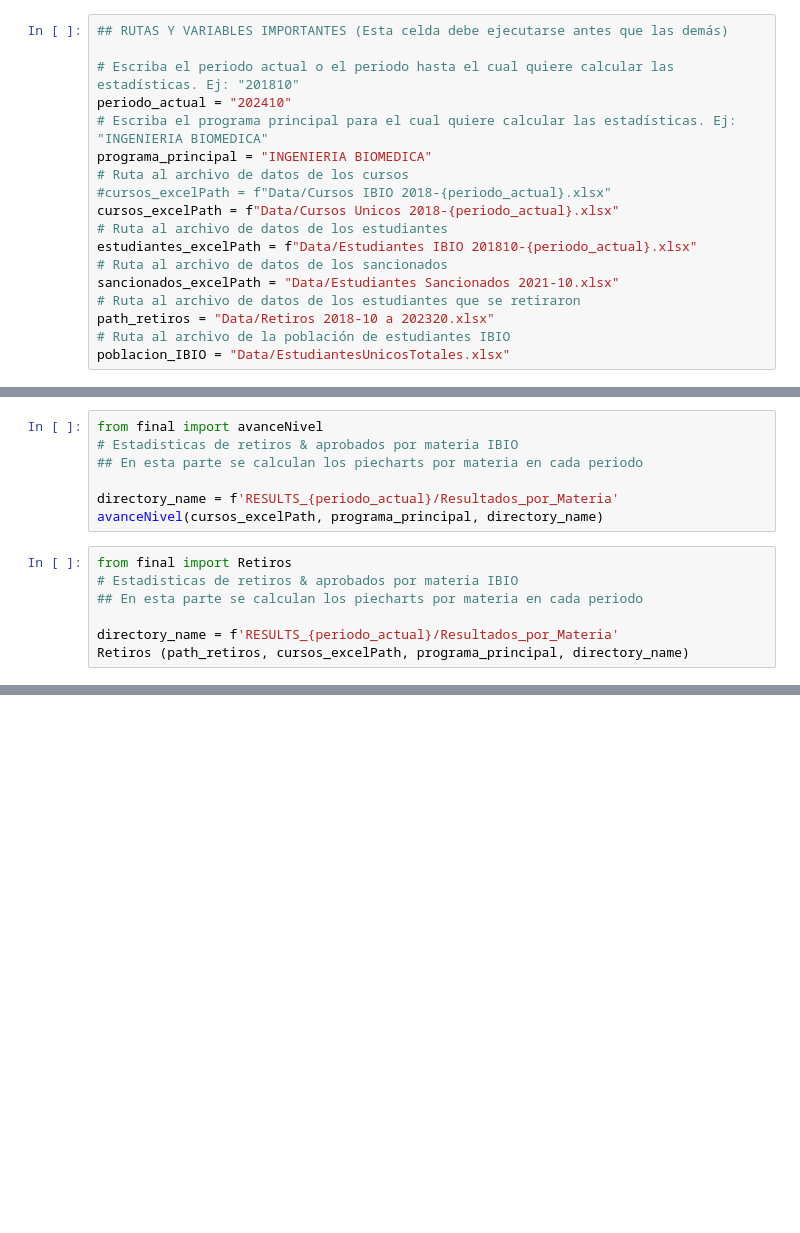
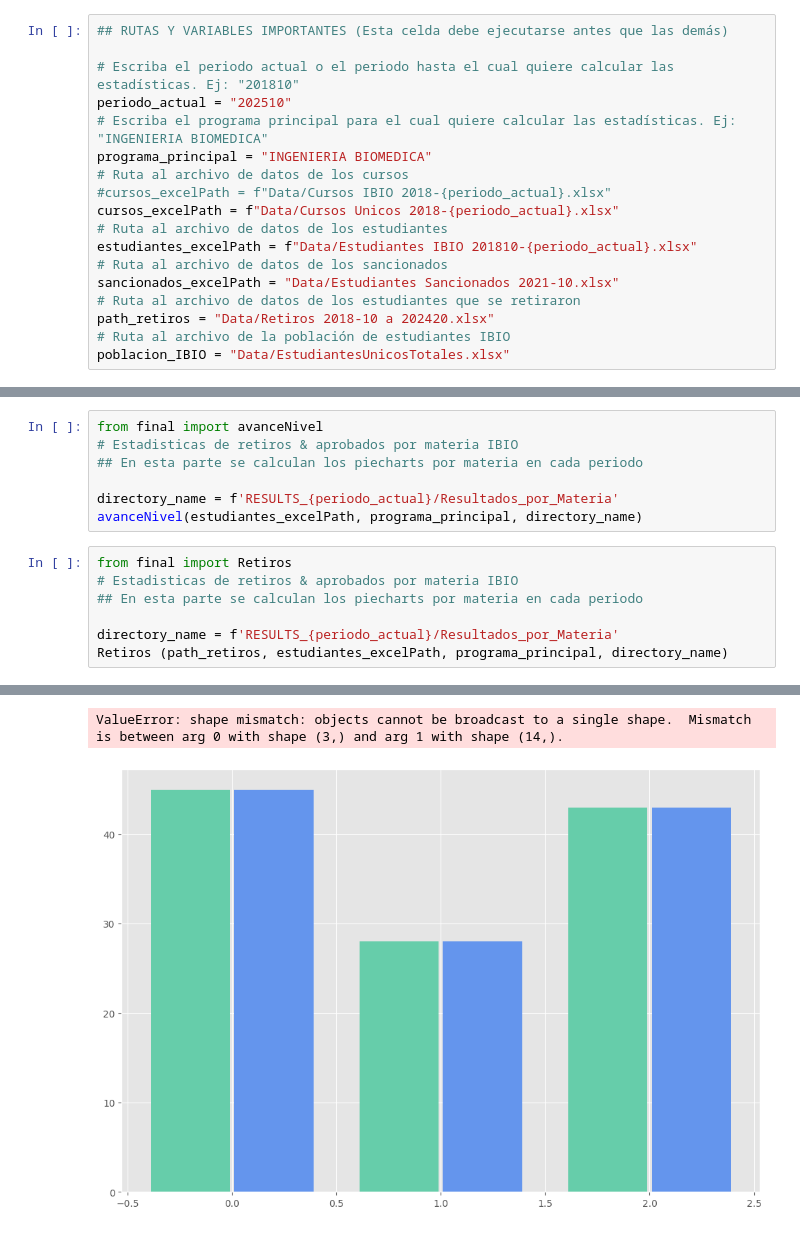
Before and after one commit to danielaruizl1/Dashboard_IBIO, a Jupyter notebook: run.ipynb, the cells around one changed output, grey strips where cells are left out. Drawn from its saved outputs; the diff is of its cells as text; blank space fills up the shorter version.

```diff
--- a/run.ipynb
+++ b/run.ipynb
@@ -2,7 +2,7 @@
 ## RUTAS Y VARIABLES IMPORTANTES (Esta celda debe ejecutarse antes que las demás)
 
 # Escriba el periodo actual o el periodo hasta el cual quiere calcular las estadísticas. Ej: "201810"
-periodo_actual = "202410"
+periodo_actual = "202510"
 # Escriba el programa principal para el cual quiere calcular las estadísticas. Ej: "INGENIERIA BIOMEDICA"
 programa_principal = "INGENIERIA BIOMEDICA"
 # Ruta al archivo de datos de los cursos
@@ -13,7 +13,7 @@ estudiantes_excelPath = f"Data/Estudiantes IBIO 201810-{periodo_actual}.xlsx"
 # Ruta al archivo de datos de los sancionados
 sancionados_excelPath = "Data/Estudiantes Sancionados 2021-10.xlsx"
 # Ruta al archivo de datos de los estudiantes que se retiraron
-path_retiros = "Data/Retiros 2018-10 a 202320.xlsx"
+path_retiros = "Data/Retiros 2018-10 a 202420.xlsx"
 # Ruta al archivo de la población de estudiantes IBIO
 poblacion_IBIO = "Data/EstudiantesUnicosTotales.xlsx"
 # %%
@@ -49,11 +53,12 @@ from final import avanceNivel
 ## En esta parte se calculan los piecharts por materia en cada periodo
 
 directory_name = f'RESULTS_{periodo_actual}/Resultados_por_Materia'
-avanceNivel(cursos_excelPath, programa_principal, directory_name)
+avanceNivel(estudiantes_excelPath, programa_principal, directory_name)
 # %%
 from final import Retiros
 # Estadisticas de retiros & aprobados por materia IBIO
 ## En esta parte se calculan los piecharts por materia en cada periodo
 
 directory_name = f'RESULTS_{periodo_actual}/Resultados_por_Materia'
-Retiros (path_retiros, cursos_excelPath, programa_principal, directory_name)
+Retiros (path_retiros, estudiantes_excelPath, programa_principal, directory_name)
+# %% [output]
@@ -60,3 +82,5 @@ Retiros (path_retiros, cursos_excelPath, programa_principal, directory_name)
+ValueError: shape mismatch: objects cannot be broadcast to a single shape.  Mismatch is between arg 0 with shape (3,) and arg 1 with shape (14,).
+[figure, added]
 # %%
 from final import sancionados
 ## Estadísticas sancionados
```
Also changed, not shown: parts of 7 cells of this notebook, 7 other files.
